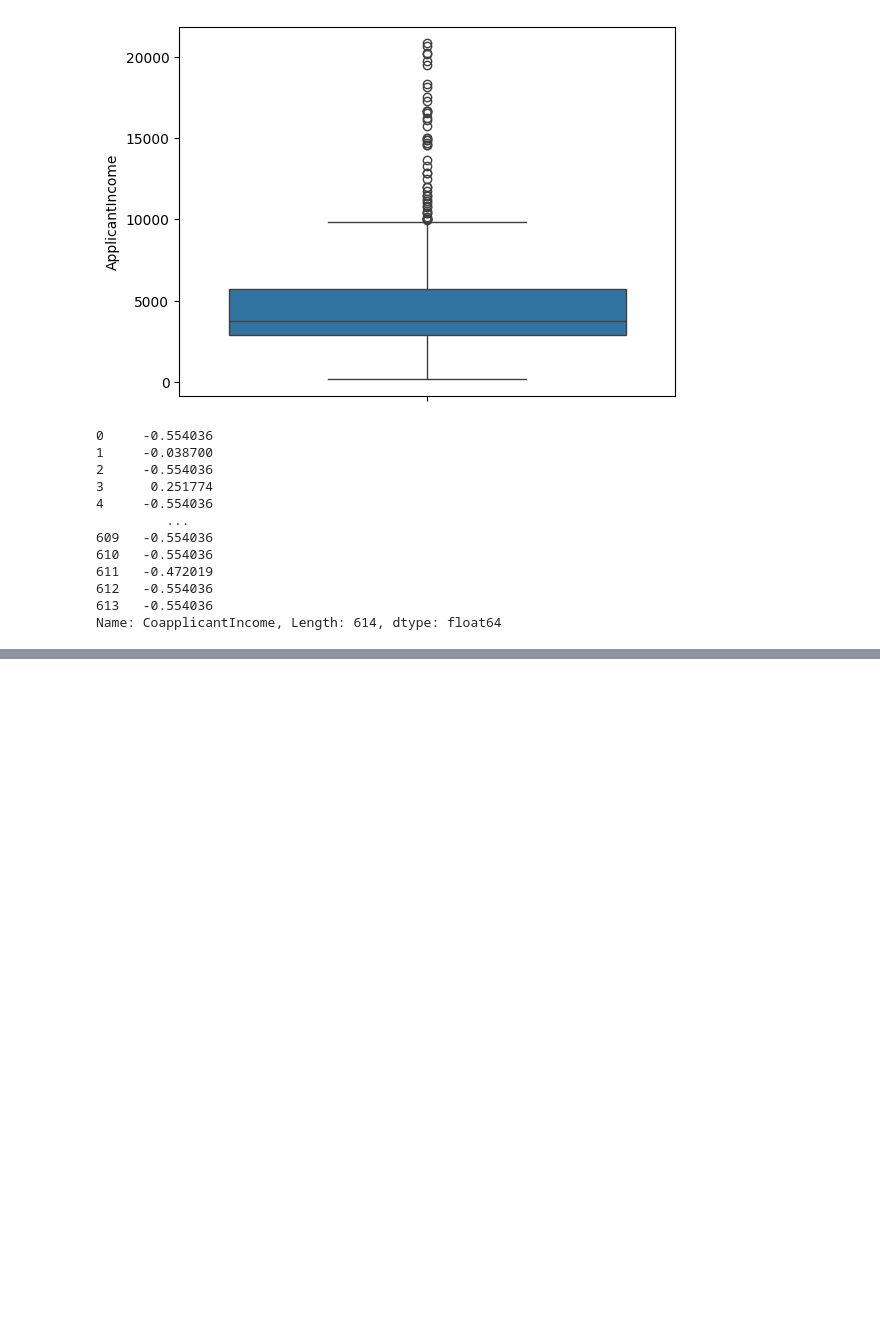
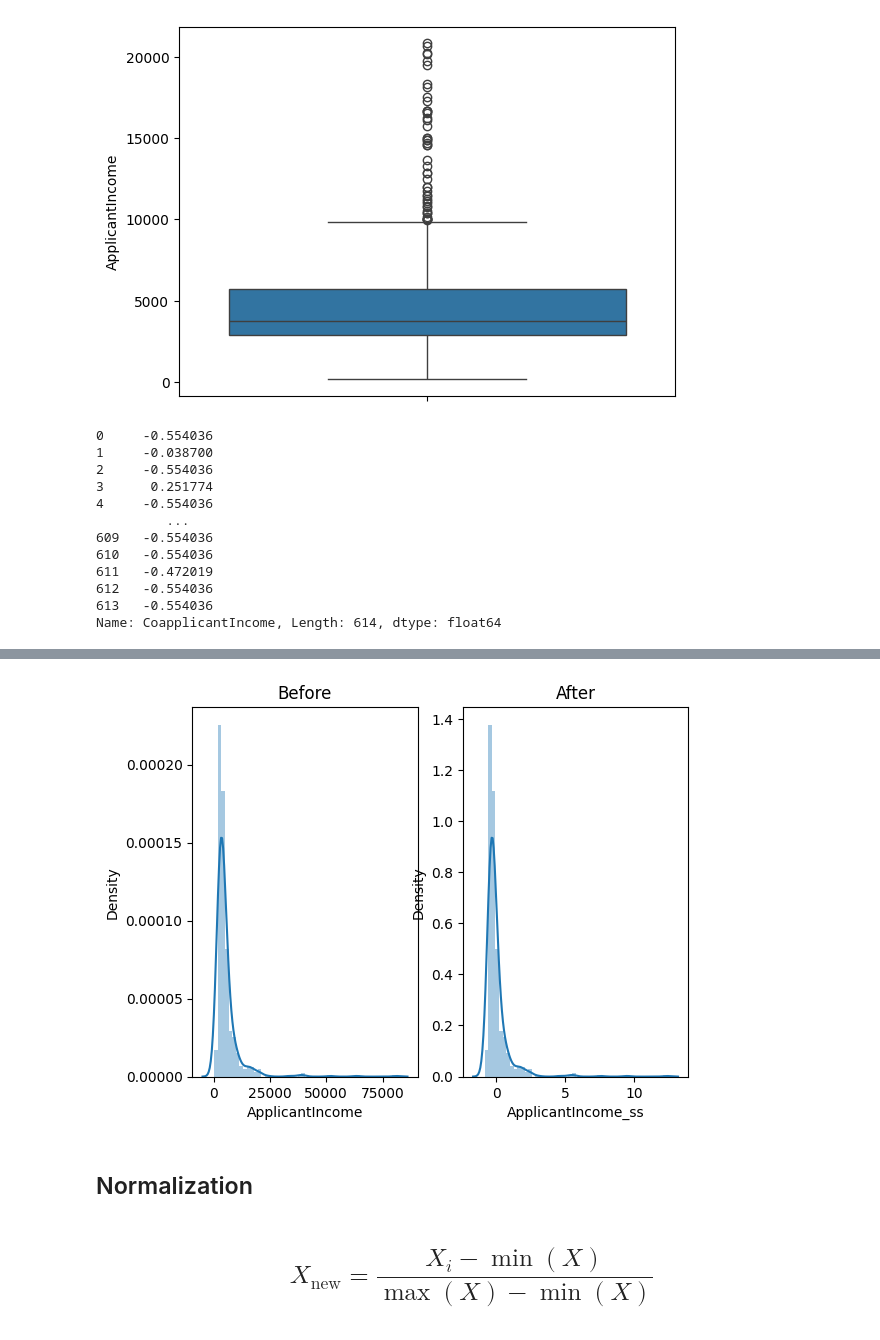
Before and after one commit to lukhi-laksh/Machine-Learning, a Jupyter notebook: Data Preprocessing/preprocessing.ipynb, the cells around one changed output, grey strips where cells are left out. Drawn from its saved outputs; the diff is of its cells as text; code cells hidden in the pictures; blank space fills up the shorter version.

```diff
--- a/Data Preprocessing/preprocessing.ipynb
+++ b/Data Preprocessing/preprocessing.ipynb
@@ -618,0 +668,4 @@ df['z_score'] = z_score
+# %%
+ss = StandardScaler()
+# %%
+ss.fit(df[['ApplicantIncome']])
@@ -618,0 +674,2 @@ df['z_score'] = z_score
+# %%
+df['ApplicantIncome_ss'] = pd.DataFrame(ss.transform(df[['ApplicantIncome']]), columns = ['x'])
@@ -618,0 +696,22 @@ df['z_score'] = z_score
+# %%
+# Here also we can check before and now our data's beheve same as before
+# Means Nature of Data are same
+import warnings
+warnings.filterwarnings("ignore")
+
+before = df['ApplicantIncome']
+after = df['ApplicantIncome_ss']
+
+
+plt.subplot(1, 2, 1)
+plt.title('Before')
+sns.distplot(before)
+
+plt.subplot(1, 2, 2)
+plt.title('After')
+sns.distplot(after)
+plt.show()
+# %% [output]
+[figure, added]
+# %% [markdown]
+## Normalization
@@ -618,0 +720,4 @@ df['z_score'] = z_score
+# %% [markdown]
+## $$
+X_{\text{new}} = \frac{X_i - \min(X)}{\max(X) - \min(X)}
+$$
```
Also changed, not shown: parts of 13 cells of this notebook, 1 other file.
